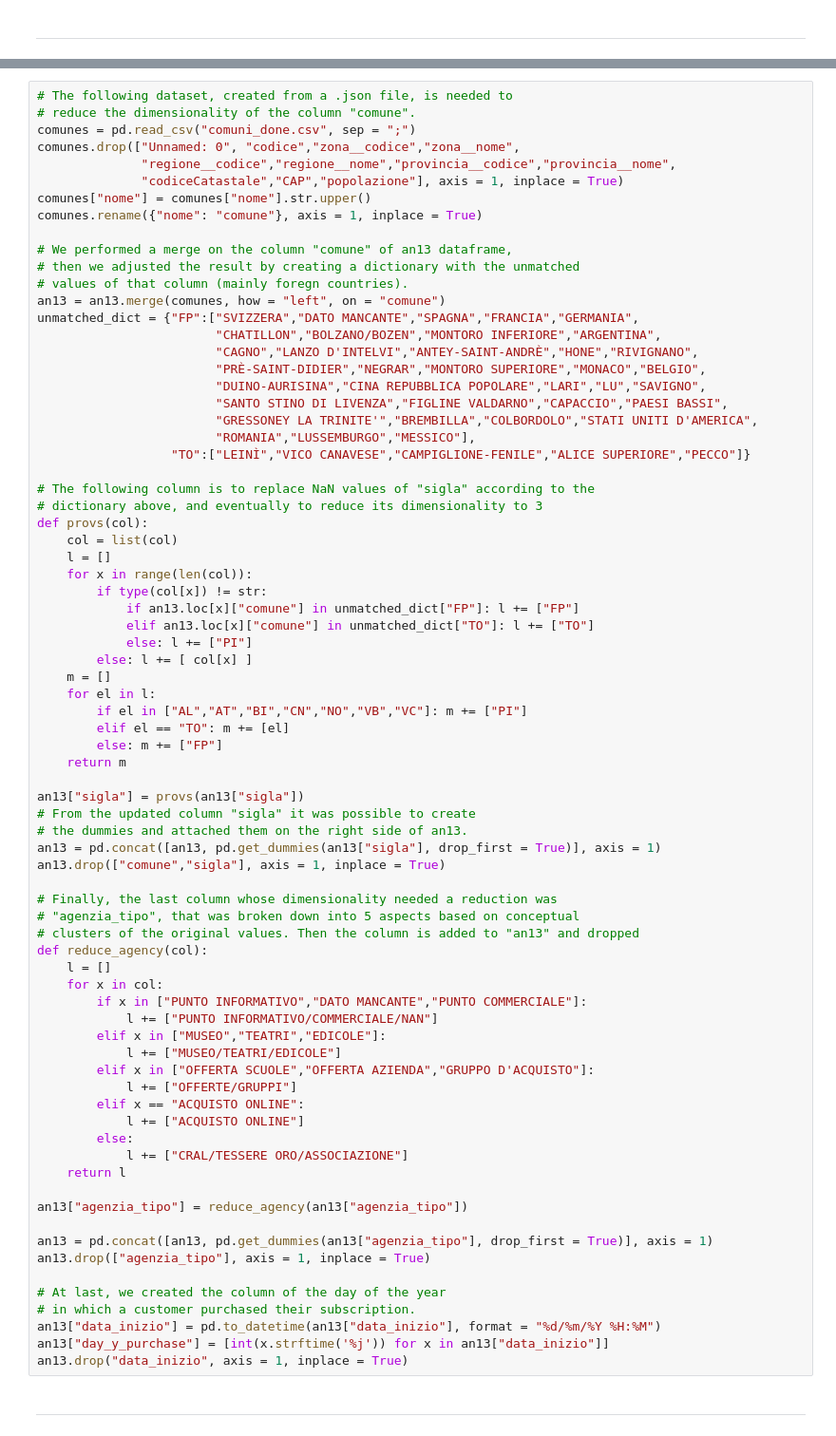
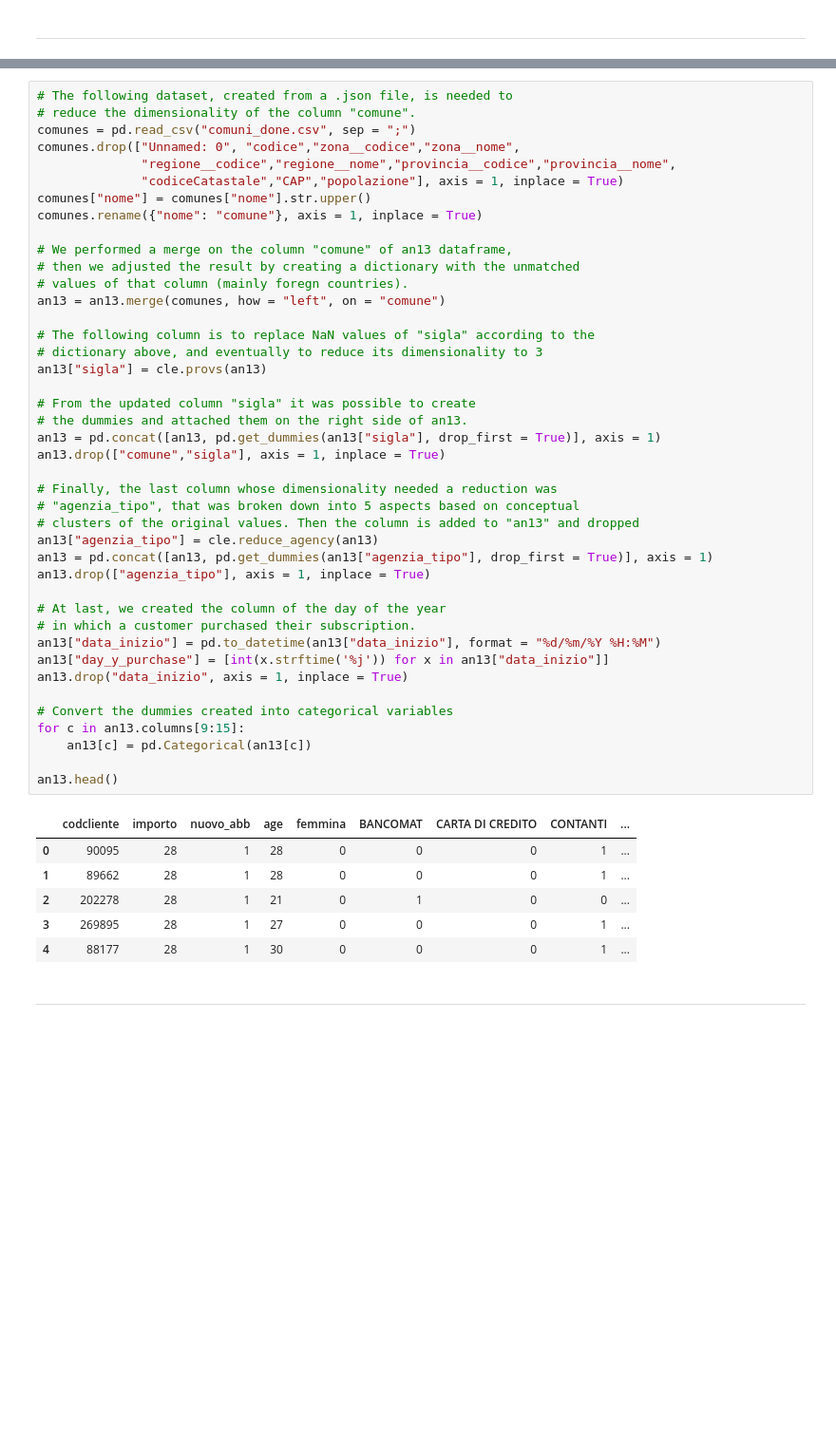
Before and after one commit to MattiaBrocco/Business-Analytics-Project, a Jupyter notebook: Business_Analytics_project.ipynb, the cells around one changed output, grey strips where cells are left out. Shown at 95% size. Cells and saved outputs as stored; diff of their text form; blank space fills up the shorter version.

```diff
--- a/Business_Analytics_project.ipynb
+++ b/Business_Analytics_project.ipynb
@@ -60,74 +84,47 @@ comunes = pd.read_csv("comuni_done.csv", sep = ";")
 comunes.drop(["Unnamed: 0", "codice","zona__codice","zona__nome",
               "regione__codice","regione__nome","provincia__codice","provincia__nome",
               "codiceCatastale","CAP","popolazione"], axis = 1, inplace = True)
 comunes["nome"] = comunes["nome"].str.upper()
 comunes.rename({"nome": "comune"}, axis = 1, inplace = True)
 
 # We performed a merge on the column "comune" of an13 dataframe,
 # then we adjusted the result by creating a dictionary with the unmatched
 # values of that column (mainly foregn countries).
 an13 = an13.merge(comunes, how = "left", on = "comune")
-unmatched_dict = {"FP":["SVIZZERA","DATO MANCANTE","SPAGNA","FRANCIA","GERMANIA",
-                        "CHATILLON","BOLZANO/BOZEN","MONTORO INFERIORE","ARGENTINA",
-                        "CAGNO","LANZO D'INTELVI","ANTEY-SAINT-ANDRÈ","HONE","RIVIGNANO",
-                        "PRÈ-SAINT-DIDIER","NEGRAR","MONTORO SUPERIORE","MONACO","BELGIO",
-                        "DUINO-AURISINA","CINA REPUBBLICA POPOLARE","LARI","LU","SAVIGNO",
-                        "SANTO STINO DI LIVENZA","FIGLINE VALDARNO","CAPACCIO","PAESI BASSI",
-                        "GRESSONEY LA TRINITE'","BREMBILLA","COLBORDOLO","STATI UNITI D'AMERICA",
-                        "ROMANIA","LUSSEMBURGO","MESSICO"],
-                  "TO":["LEINÌ","VICO CANAVESE","CAMPIGLIONE-FENILE","ALICE SUPERIORE","PECCO"]}
 
 # The following column is to replace NaN values of "sigla" according to the
 # dictionary above, and eventually to reduce its dimensionality to 3
-def provs(col):
-    col = list(col)
-    l = []
-    for x in range(len(col)):
-        if type(col[x]) != str:
-            if an13.loc[x]["comune"] in unmatched_dict["FP"]: l += ["FP"]
-            elif an13.loc[x]["comune"] in unmatched_dict["TO"]: l += ["TO"]
-            else: l += ["PI"]
-        else: l += [ col[x] ]
-    m = []
-    for el in l:
-        if el in ["AL","AT","BI","CN","NO","VB","VC"]: m += ["PI"]
-        elif el == "TO": m += [el]
-        else: m += ["FP"]
-    return m
+an13["sigla"] = cle.provs(an13)
 
-an13["sigla"] = provs(an13["sigla"])
 # From the updated column "sigla" it was possible to create
 # the dummies and attached them on the right side of an13.
 an13 = pd.concat([an13, pd.get_dummies(an13["sigla"], drop_first = True)], axis = 1)
 an13.drop(["comune","sigla"], axis = 1, inplace = True)
 
 # Finally, the last column whose dimensionality needed a reduction was
 # "agenzia_tipo", that was broken down into 5 aspects based on conceptual
 # clusters of the original values. Then the column is added to "an13" and dropped
-def reduce_agency(col):
-    l = []
-    for x in col:
-        if x in ["PUNTO INFORMATIVO","DATO MANCANTE","PUNTO COMMERCIALE"]:
-            l += ["PUNTO INFORMATIVO/COMMERCIALE/NAN"]
-        elif x in ["MUSEO","TEATRI","EDICOLE"]:
-            l += ["MUSEO/TEATRI/EDICOLE"]
-        elif x in ["OFFERTA SCUOLE","OFFERTA AZIENDA","GRUPPO D'ACQUISTO"]:
-            l += ["OFFERTE/GRUPPI"]
-        elif x == "ACQUISTO ONLINE":
-            l += ["ACQUISTO ONLINE"]
-        else:
-            l += ["CRAL/TESSERE ORO/ASSOCIAZIONE"]
-    return l
-
-an13["agenzia_tipo"] = reduce_agency(an13["agenzia_tipo"])
-
+an13["agenzia_tipo"] = cle.reduce_agency(an13)
 an13 = pd.concat([an13, pd.get_dummies(an13["agenzia_tipo"], drop_first = True)], axis = 1)
 an13.drop(["agenzia_tipo"], axis = 1, inplace = True)
 
 # At last, we created the column of the day of the year
 # in which a customer purchased their subscription.
 an13["data_inizio"] = pd.to_datetime(an13["data_inizio"], format = "%d/%m/%Y %H:%M")
 an13["day_y_purchase"] = [int(x.strftime('%j')) for x in an13["data_inizio"]]
 an13.drop("data_inizio", axis = 1, inplace = True)
+
+# Convert the dummies created into categorical variables
+for c in an13.columns[9:15]:
+    an13[c] = pd.Categorical(an13[c])
+
+an13.head()
+# %% [output]
+|  | codcliente | importo | nuovo_abb | age | femmina | BANCOMAT | CARTA DI CREDITO | CONTANTI | ... |
+| 0 | 90095 | 28 | 1 | 28 | 0 | 0 | 0 | 1 | ... |
+| 1 | 89662 | 28 | 1 | 28 | 0 | 0 | 0 | 1 | ... |
+| 2 | 202278 | 28 | 1 | 21 | 0 | 1 | 0 | 0 | ... |
+| 3 | 269895 | 28 | 1 | 27 | 0 | 0 | 0 | 1 | ... |
+| 4 | 88177 | 28 | 1 | 30 | 0 | 0 | 0 | 1 | ... |
 # %% [markdown]
 ------------------
```
Also changed, not shown: parts of 18 cells of this notebook, 1 other file.
